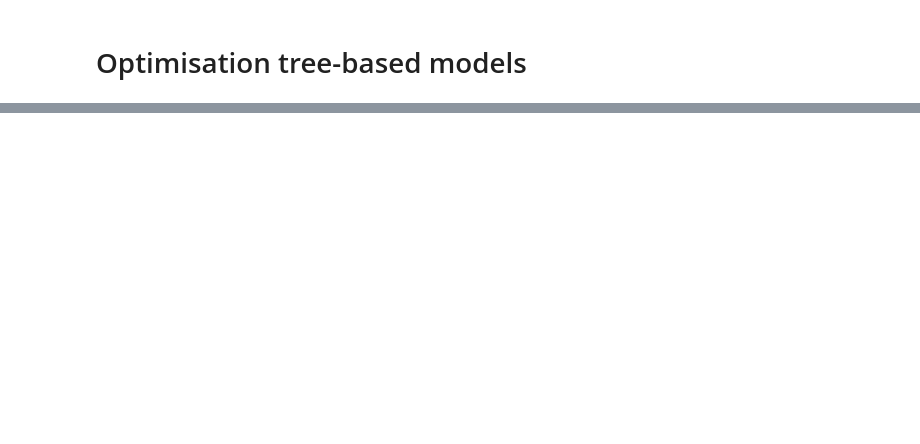
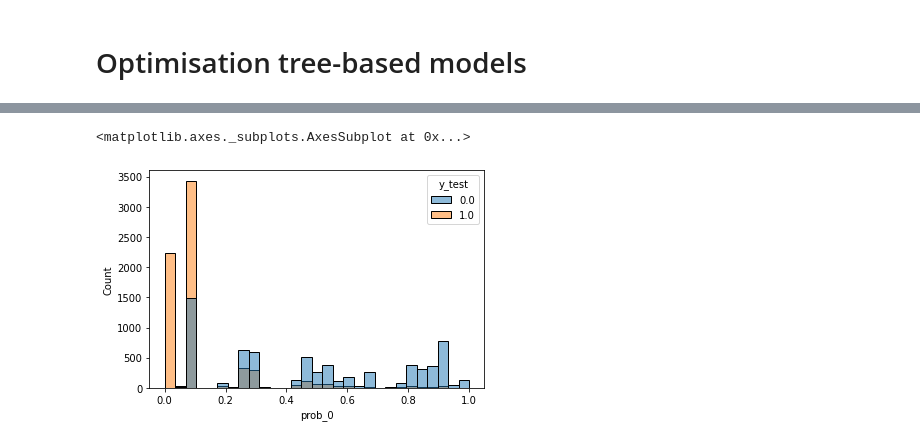
Before and after one commit to JeongJeong-code/P7_scoring, a Jupyter notebook: P7_exploration.ipynb, the cells around one changed output, grey strips where cells are left out. Saved outputs shown, nothing was run; the diff lists cells and outputs as text; code cells hidden in the pictures; blank space fills up the shorter version.

```diff
--- a/P7_exploration.ipynb
+++ b/P7_exploration.ipynb
@@ -540,0 +537,2 @@ array([0.19298246, 0.20408163, 0.26785714, 0.23893805, 0.34782609])
+# %%
+y_prob_w = pd.DataFrame(y_prob_w).reset_index(drop = True)
@@ -540,0 +543,2 @@ array([0.19298246, 0.20408163, 0.26785714, 0.23893805, 0.34782609])
+# %%
+y_pred_w= pd.Series(y_pred_w)
@@ -540,0 +560,5 @@ array([0.19298246, 0.20408163, 0.26785714, 0.23893805, 0.34782609])
+# %%
+df_prob = pd.concat([y_prob_w,y_test_serie,y_pred_w],axis =1,ignore_index=True)
+df_prob.columns = ['prob_0','prob_1','y_test','y_pred']
+# %%
+df_prob.reset_index(inplace = True)
@@ -540,0 +596,5 @@ array([0.19298246, 0.20408163, 0.26785714, 0.23893805, 0.34782609])
+# %%
+sns.histplot(data = df_prob,x ='prob_0',hue ='y_test')
+# %% [output]
+<matplotlib.axes._subplots.AxesSubplot at 0x...>
+[figure, added]
```
Also changed, not shown: parts of 74 cells of this notebook.
